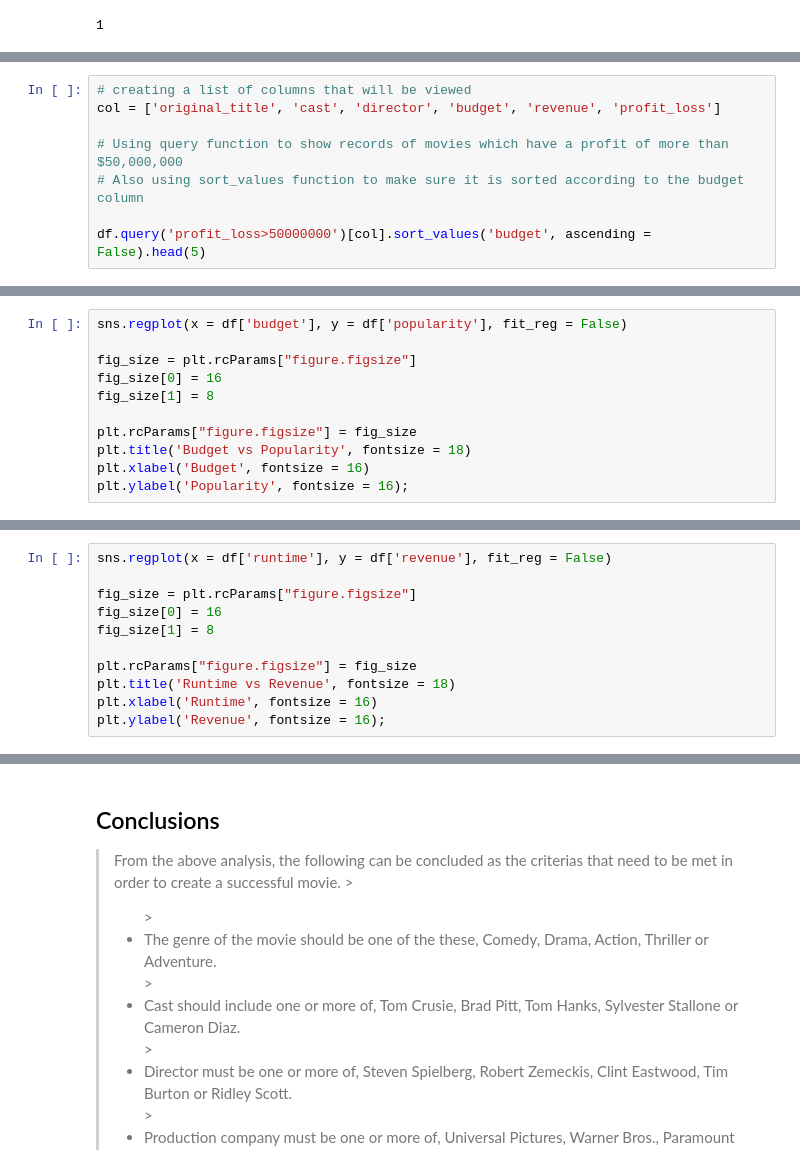
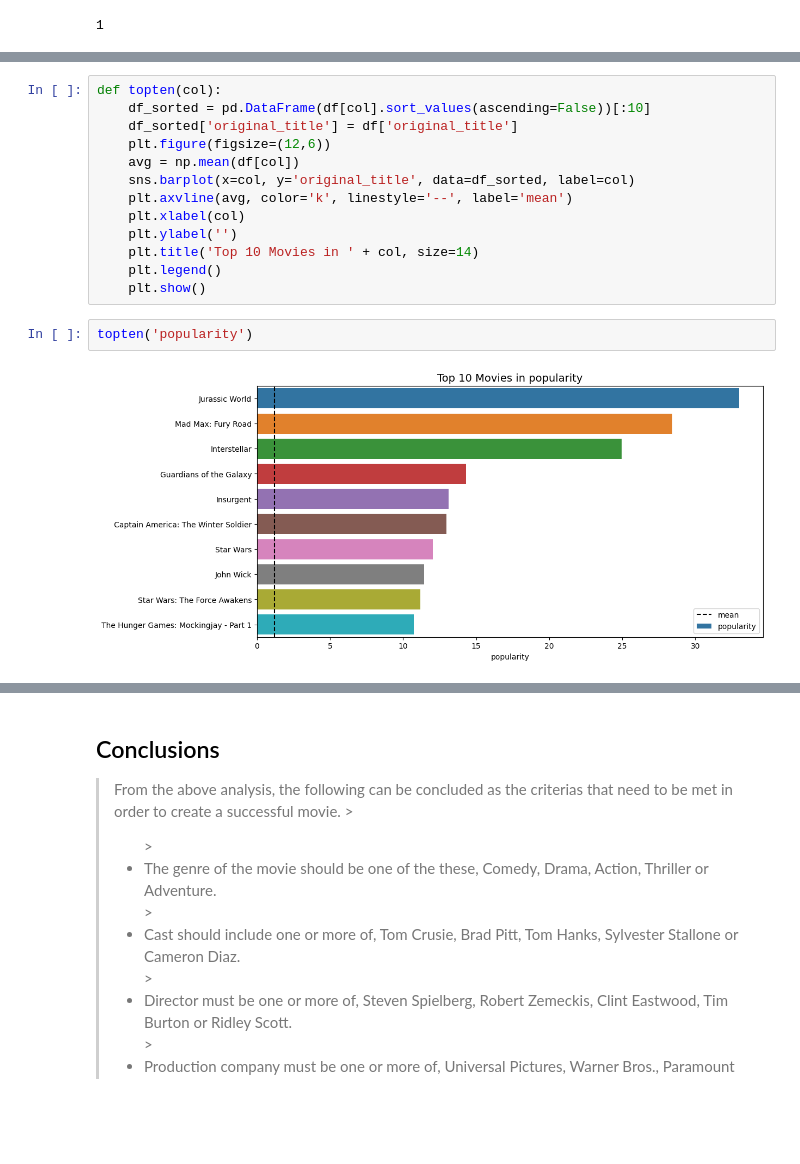
Before and after one commit to jiyoonlee96/Udacity_Data_Analyst_Nanodegree, a Jupyter notebook: Project 2/Udacity_DAND_Project2.ipynb, the cells around one changed output, grey strips where cells are left out. Saved outputs shown, nothing was run; the diff lists cells and outputs as text; blank space fills up the shorter version.

```diff
--- a/Project 2/Udacity_DAND_Project2.ipynb
+++ b/Project 2/Udacity_DAND_Project2.ipynb
@@ -296,8 +195,0 @@ The runtime of movies has decreased with each passsing year. It experienced a hi
-# %%
-# creating a list of columns that will be viewed
-col = ['original_title', 'cast', 'director', 'budget', 'revenue', 'profit_loss']
-
-# Using query function to show records of movies which have a profit of more than $50,000,000
-# Also using sort_values function to make sure it is sorted according to the budget column
-
-df.query('profit_loss>50000000')[col].sort_values('budget', ascending = False).head(5)
@@ -369,11 +195,0 @@ plt.ylabel('Revenue', fontsize = 16);
-# %%
-sns.regplot(x = df['budget'], y = df['popularity'], fit_reg = False)
-
-fig_size = plt.rcParams["figure.figsize"]
-fig_size[0] = 16
-fig_size[1] = 8
-
-plt.rcParams["figure.figsize"] = fig_size
-plt.title('Budget vs Popularity', fontsize = 18)
-plt.xlabel('Budget', fontsize = 16)
-plt.ylabel('Popularity', fontsize = 16);
@@ -384,11 +195,0 @@ plt.ylabel('Popularity', fontsize = 16);
-# %%
-sns.regplot(x = df['runtime'], y = df['revenue'], fit_reg = False)
-
-fig_size = plt.rcParams["figure.figsize"]
-fig_size[0] = 16
-fig_size[1] = 8
-
-plt.rcParams["figure.figsize"] = fig_size
-plt.title('Runtime vs Revenue', fontsize = 18)
-plt.xlabel('Runtime', fontsize = 16)
-plt.ylabel('Revenue', fontsize = 16);
@@ -507,0 +214,17 @@ The average revenue of a succesful movie is 254957662.6
+# %%
+def topten(col):
+    df_sorted = pd.DataFrame(df[col].sort_values(ascending=False))[:10]
+    df_sorted['original_title'] = df['original_title']
+    plt.figure(figsize=(12,6))
+    avg = np.mean(df[col])
+    sns.barplot(x=col, y='original_title', data=df_sorted, label=col)
+    plt.axvline(avg, color='k', linestyle='--', label='mean')
+    plt.xlabel(col)
+    plt.ylabel('')
+    plt.title('Top 10 Movies in ' + col, size=14)
+    plt.legend()
+    plt.show()
+# %%
+topten('popularity')
+# %% [output]
+[figure, added]
```
Also changed, not shown: parts of 90 cells of this notebook.
